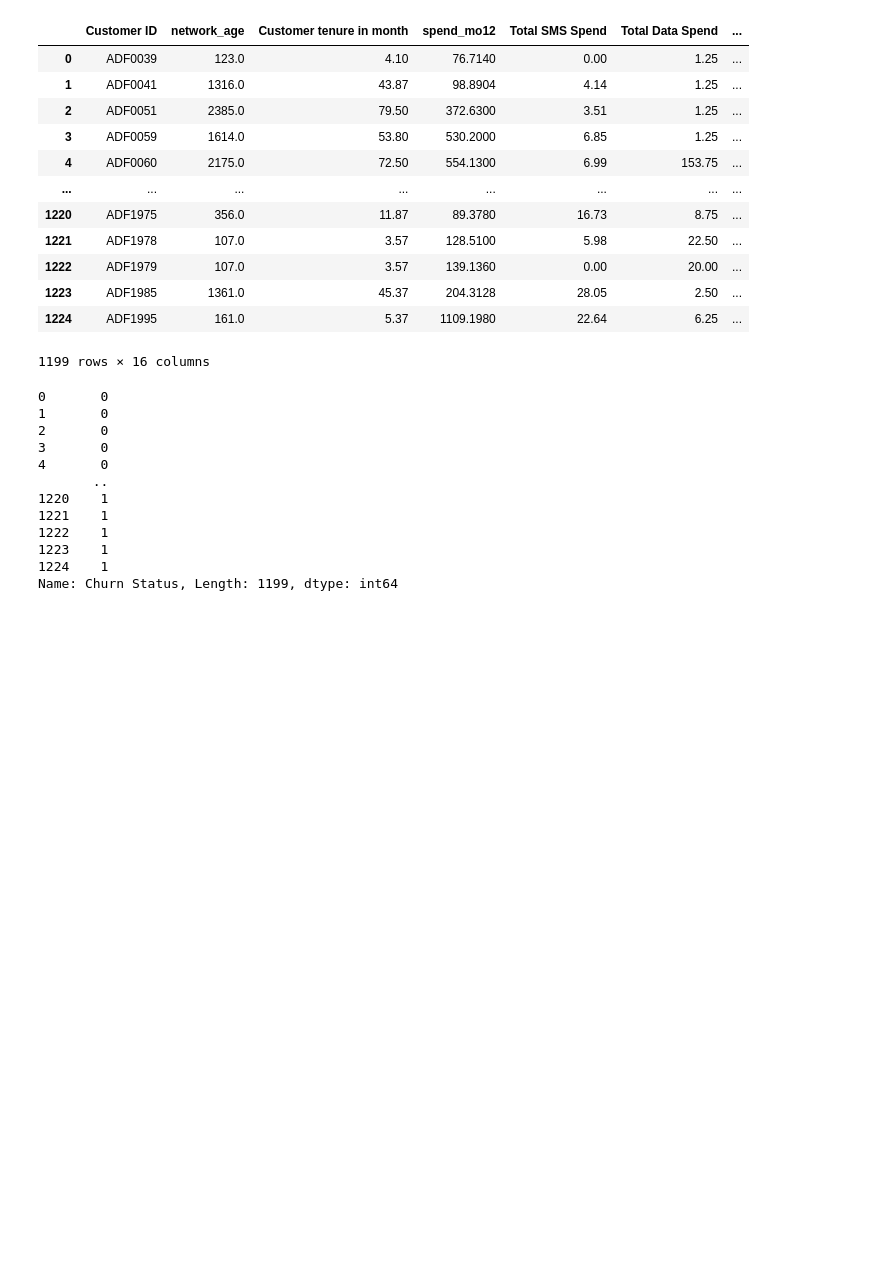
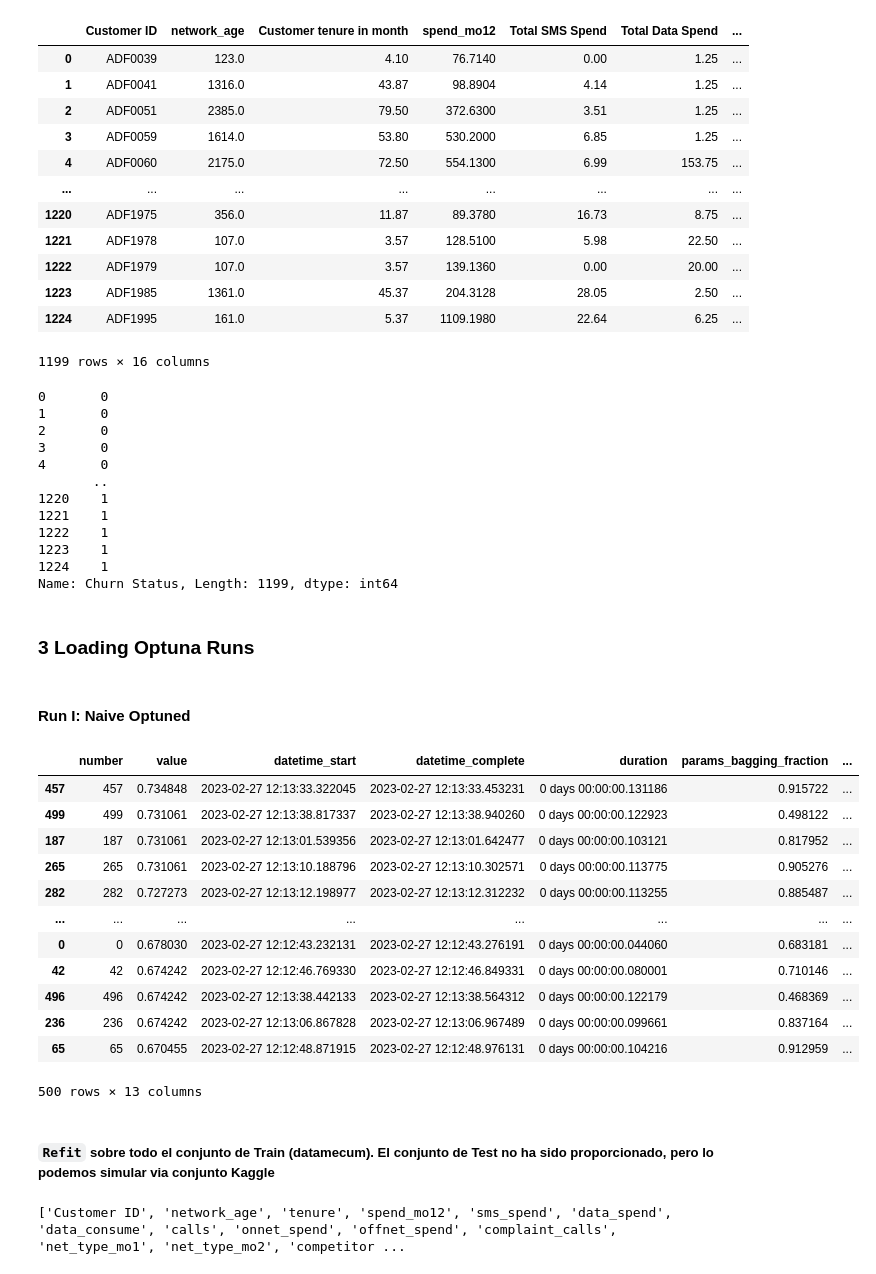
Before and after one commit to falken1983/PDS01_datathon, a Jupyter notebook: lightgbm_optuned_handler.ipynb, the cells around one changed output. Drawn from its saved outputs; the diff is of its cells as text; code cells hidden in the pictures; blank space fills up the shorter version.

Commit message:
1. ADD `optuna_runs` folder 2. UPDATE `lightgbm_optuned_handler` with history of optuna runs

```diff
--- a/lightgbm_optuned_handler.ipynb
+++ b/lightgbm_optuned_handler.ipynb
@@ -490,3 +492,25 @@ data_kaggle["Churn Status"].astype(int)
 1223    1
 1224    1
 Name: Churn Status, Length: 1199, dtype: int64
+# %% [markdown]
+### 3 Loading Optuna Runs
+# %% [markdown]
+#### Run I: Naive Optuned
+# %%
+jl = joblib.load("optuna_runs/20230227_1202_lgb_optuna_study_batch.pkl")
+# %%
+jl.trials_dataframe().sort_values(by=["value"],ascending=False)
+# %% [output]
+|  | number | value | datetime_start | datetime_complete | duration | params_bagging_fraction | ... |
+| 457 | 457 | 0.734848 | 2023-02-27 12:13:33.322045 | 2023-02-27 12:13:33.453231 | 0 days 00:00:00.131186 | 0.915722 | ... |
+| 499 | 499 | 0.731061 | 2023-02-27 12:13:38.817337 | 2023-02-27 12:13:38.940260 | 0 days 00:00:00.122923 | 0.498122 | ... |
+| 187 | 187 | 0.731061 | 2023-02-27 12:13:01.539356 | 2023-02-27 12:13:01.642477 | 0 days 00:00:00.103121 | 0.817952 | ... |
+| 265 | 265 | 0.731061 | 2023-02-27 12:13:10.188796 | 2023-02-27 12:13:10.302571 | 0 days 00:00:00.113775 | 0.905276 | ... |
+| 282 | 282 | 0.727273 | 2023-02-27 12:13:12.198977 | 2023-02-27 12:13:12.312232 | 0 days 00:00:00.113255 | 0.885487 | ... |
+| ... | ... | ... | ... | ... | ... | ... | ... |
+| 0 | 0 | 0.678030 | 2023-02-27 12:12:43.232131 | 2023-02-27 12:12:43.276191 | 0 days 00:00:00.044060 | 0.683181 | ... |
+| 42 | 42 | 0.674242 | 2023-02-27 12:12:46.769330 | 2023-02-27 12:12:46.849331 | 0 days 00:00:00.080001 | 0.710146 | ... |
+| 496 | 496 | 0.674242 | 2023-02-27 12:13:38.442133 | 2023-02-27 12:13:38.564312 | 0 days 00:00:00.122179 | 0.468369 | ... |
+| 236 | 236 | 0.674242 | 2023-02-27 12:13:06.867828 | 2023-02-27 12:13:06.967489 | 0 days 00:00:00.099661 | 0.837164 | ... |
+| 65 | 65 | 0.670455 | 2023-02-27 12:12:48.871915 | 2023-02-27 12:12:48.976131 | 0 days 00:00:00.104216 | 0.912959 | ... |
+500 rows × 13 columns
@@ -492,0 +519,2 @@ Name: Churn Status, Length: 1199, dtype: int64
+# %% [markdown]
+##### `Refit` sobre todo el conjunto de Train (datamecum). El conjunto de Test no ha sido proporcionado, pero lo podemos simular via conjunto Kaggle
@@ -492,0 +528,4 @@ Name: Churn Status, Length: 1199, dtype: int64
+# %%
+print(train_datamecum.columns.tolist())
+# %% [output]
+['Customer ID', 'network_age', 'tenure', 'spend_mo12', 'sms_spend', 'data_spend', 'data_consume', 'calls', 'onnet_spend', 'offnet_spend', 'complaint_calls', 'net_type_mo1', 'net_type_mo2', 'competitor ...
```
Also changed, not shown: parts of 40 cells of this notebook, 7 other files.
